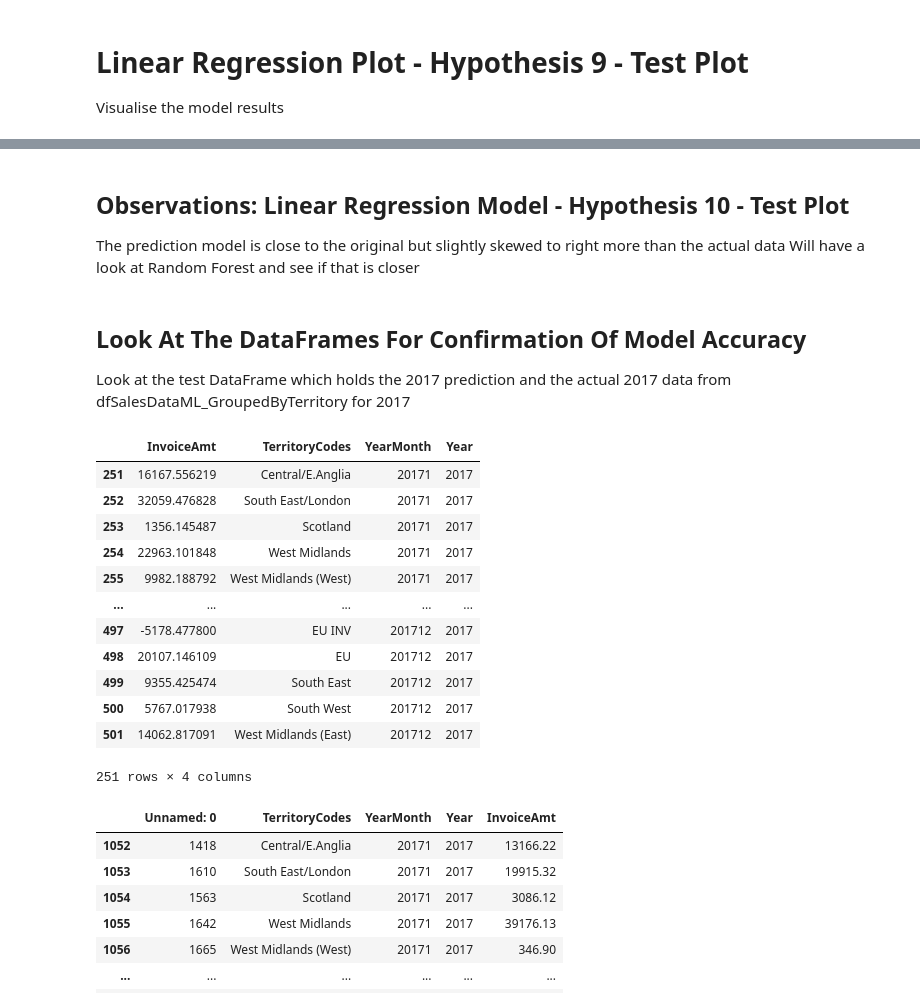
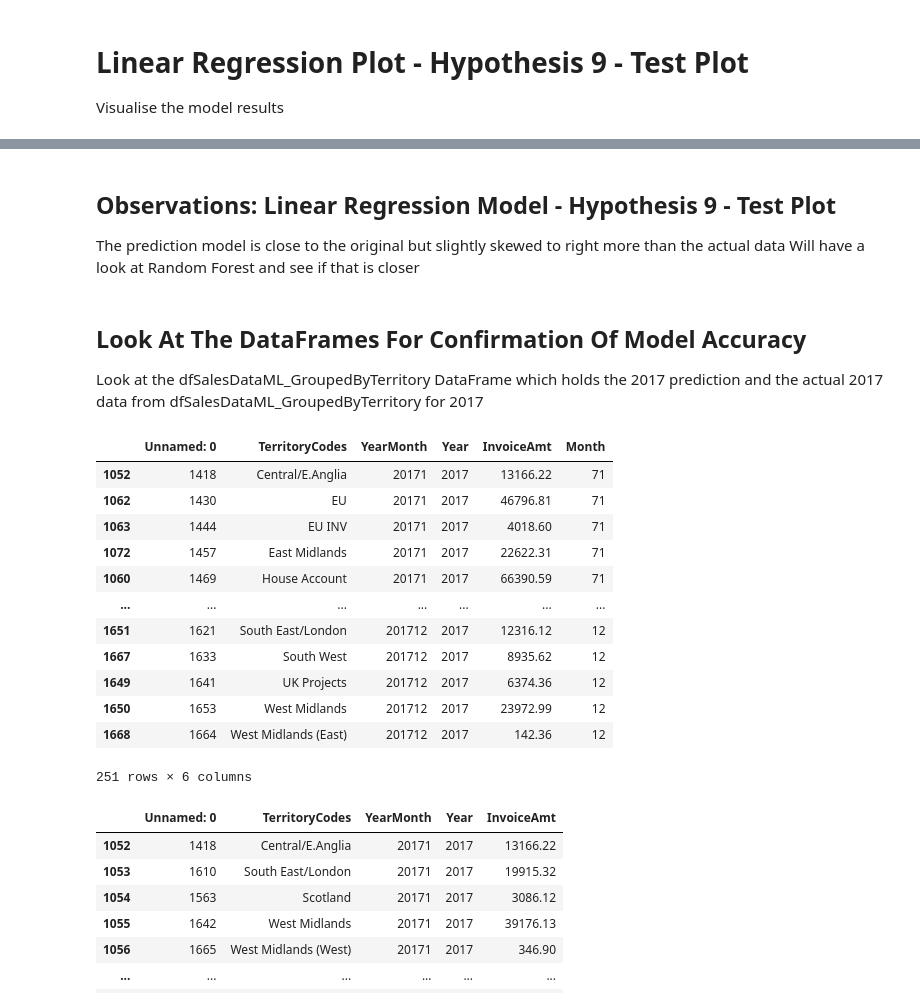
Before and after one commit to RogerWilliams2026/Project3-SalesAnalysis, a Jupyter notebook: jupyter_notebooks/Notebook_ML.ipynb, the cells around one changed output, grey strips where cells are left out. Drawn from its saved outputs; the diff is of its cells as text; code cells hidden in the pictures.

```diff
--- a/jupyter_notebooks/Notebook_ML.ipynb
+++ b/jupyter_notebooks/Notebook_ML.ipynb
@@ -527,30 +668,29 @@ plt.show()
 # %% [markdown]
-## Observations: Linear Regression Model - Hypothesis 10 - Test Plot
+## Observations: Linear Regression Model - Hypothesis 9 - Test Plot
 
 The prediction model is close to the original but slightly skewed to right more than the actual data
 Will have a look at Random Forest and see if that is closer
 # %% [markdown]
 ## Look At The DataFrames For Confirmation Of Model Accuracy
 
-Look at the test DataFrame which holds the 2017 prediction and the actual 2017 data from  dfSalesDataML_GroupedByTerritory for 2017
+Look at the dfSalesDataML_GroupedByTerritory DataFrame which holds the 2017 prediction and the actual 2017 data from  dfSalesDataML_GroupedByTerritory for 2017
 # %%
 #2017 prediction model DataFrame
-dfTest = dfTest[dfTest["Year"] == 2017]
 dfTest
 # %% [output]
-|  | InvoiceAmt | TerritoryCodes | YearMonth | Year |
-| 251 | 16167.556219 | Central/E.Anglia | 20171 | 2017 |
-| 252 | 32059.476828 | South East/London | 20171 | 2017 |
-| 253 | 1356.145487 | Scotland | 20171 | 2017 |
-| 254 | 22963.101848 | West Midlands | 20171 | 2017 |
-| 255 | 9982.188792 | West Midlands (West) | 20171 | 2017 |
-| ... | ... | ... | ... | ... |
-| 497 | -5178.477800 | EU INV | 201712 | 2017 |
-| 498 | 20107.146109 | EU | 201712 | 2017 |
-| 499 | 9355.425474 | South East | 201712 | 2017 |
-| 500 | 5767.017938 | South West | 201712 | 2017 |
-| 501 | 14062.817091 | West Midlands (East) | 201712 | 2017 |
+|  | Unnamed: 0 | TerritoryCodes | YearMonth | Year | InvoiceAmt | Month |
+| 1052 | 1418 | Central/E.Anglia | 20171 | 2017 | 13166.22 | 71 |
+| 1062 | 1430 | EU | 20171 | 2017 | 46796.81 | 71 |
+| 1063 | 1444 | EU INV | 20171 | 2017 | 4018.60 | 71 |
+| 1072 | 1457 | East Midlands | 20171 | 2017 | 22622.31 | 71 |
+| 1060 | 1469 | House Account | 20171 | 2017 | 66390.59 | 71 |
+| ... | ... | ... | ... | ... | ... | ... |
+| 1651 | 1621 | South East/London | 201712 | 2017 | 12316.12 | 12 |
+| 1667 | 1633 | South West | 201712 | 2017 | 8935.62 | 12 |
+| 1649 | 1641 | UK Projects | 201712 | 2017 | 6374.36 | 12 |
+| 1650 | 1653 | West Midlands | 201712 | 2017 | 23972.99 | 12 |
+| 1668 | 1664 | West Midlands (East) | 201712 | 2017 | 142.36 | 12 |
-251 rows × 4 columns
+251 rows × 6 columns
 # %%
 #existing data for 2016/2017
 dfSalesDataML_Work = dfSalesDataML_GroupedByTerritory[dfSalesDataML_GroupedByTerritory["Year"] == 2017] #.between(intPreviousYear, intYear)]
```
Also changed, not shown: parts of 21 cells of this notebook, 9 other files.
